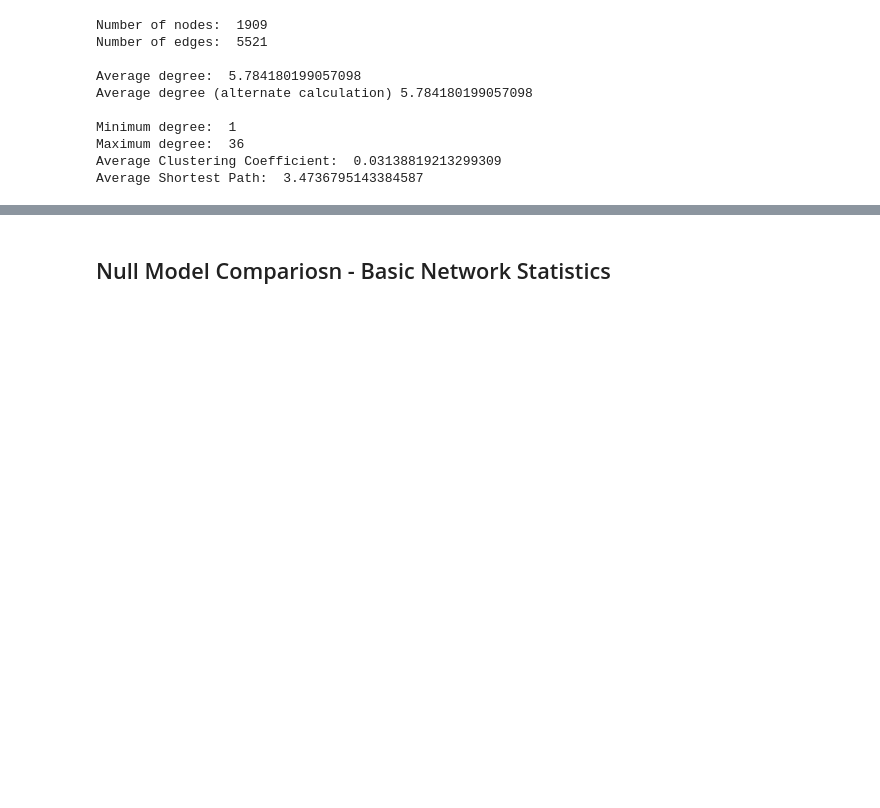
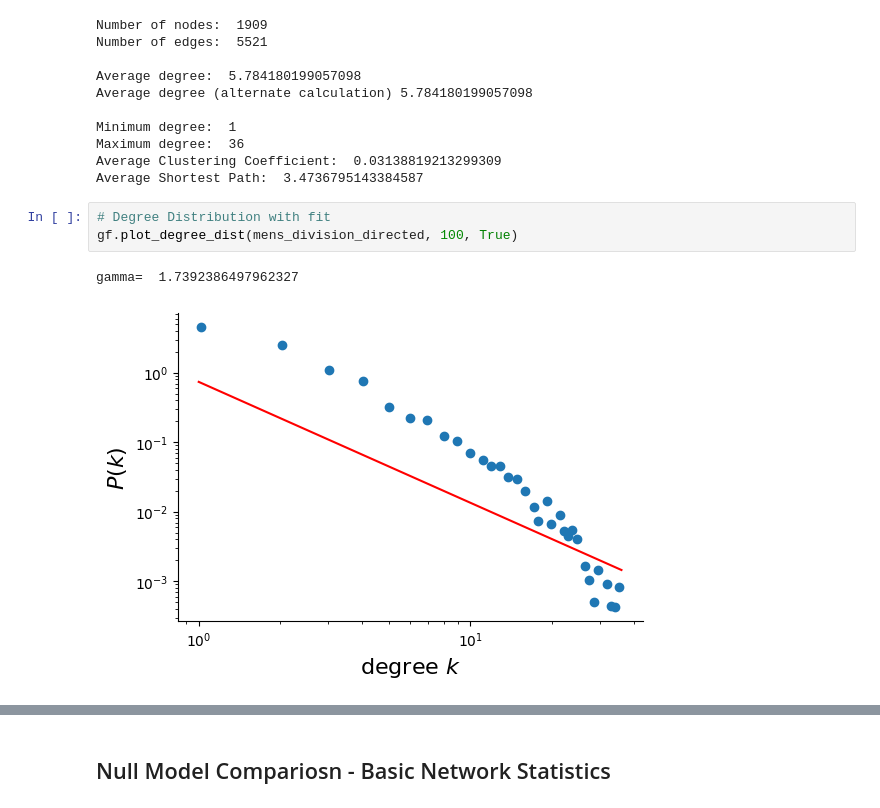
Before and after one commit to ammanyusuf/ufc-netowrk-analysis, a Jupyter notebook: analysis.ipynb, the cells around one changed output, grey strips where cells are left out. Saved outputs shown, nothing was run; the diff lists cells and outputs as text; blank space fills up the shorter version.

```diff
--- a/analysis.ipynb
+++ b/analysis.ipynb
@@ -69,6 +100,12 @@ Minimum degree:  1
 Maximum degree:  36
 Average Clustering Coefficient:  0.03138819213299309
 Average Shortest Path:  3.4736795143384587
+# %%
+# Degree Distribution with fit
+gf.plot_degree_dist(mens_division_directed, 100, True)
+# %% [output]
+gamma=  1.7392386497962327
+[figure, added]
 # %%
 # Basic statistics of the womens division
 gf.print_statistics(womens_division_directed)
```
Also changed, not shown: parts of 37 cells of this notebook, 4 other files.
